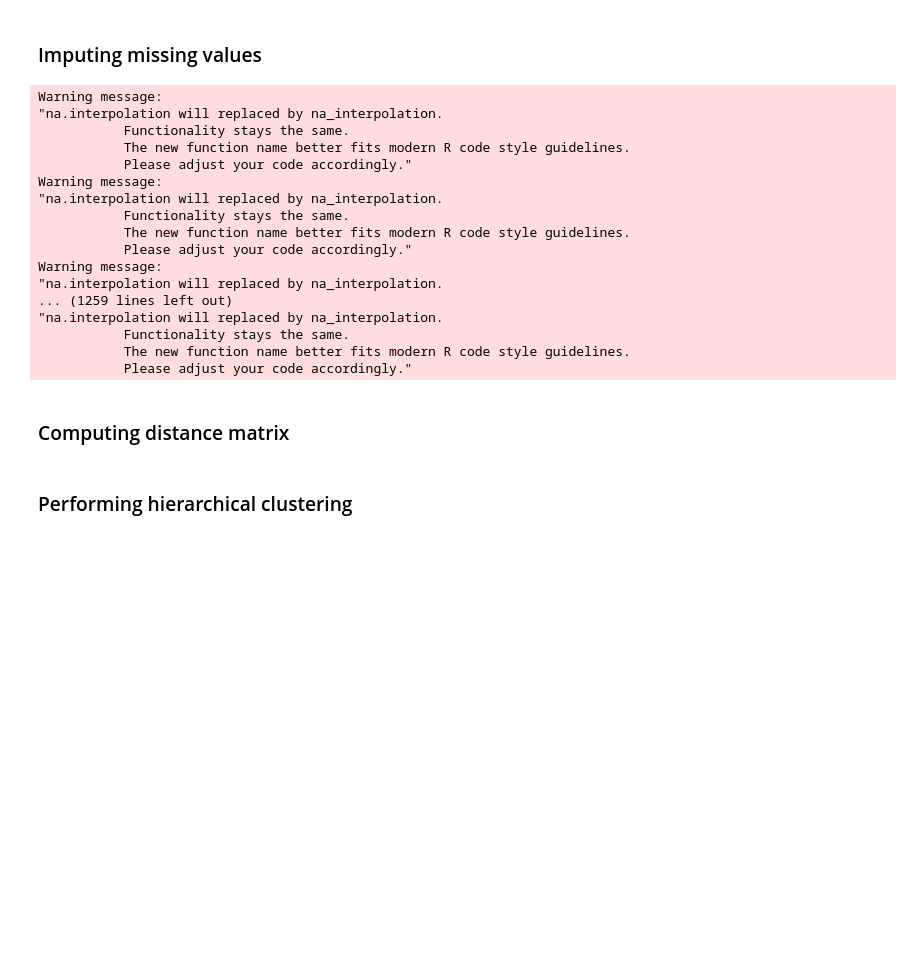
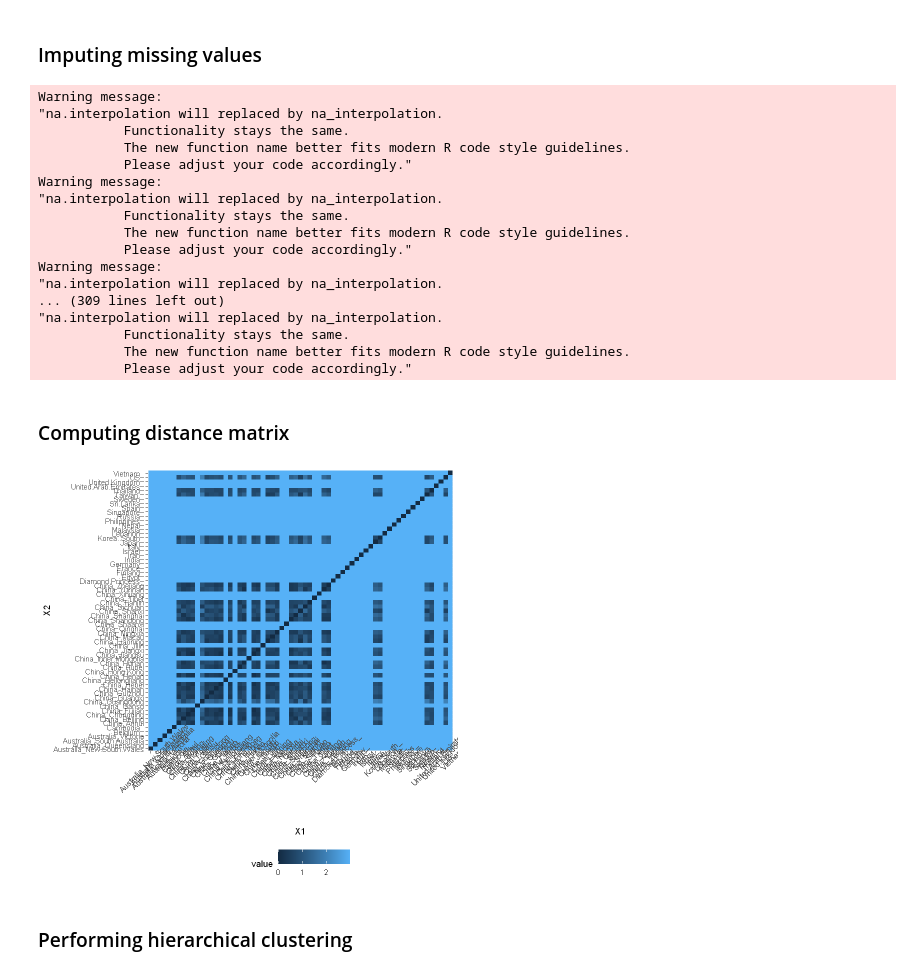
Before and after one commit to TheoVerhelst/ulb-mlg-time-series-impact, a Jupyter notebook: TimeSeriesClustering.ipynb, the cells around one changed output. Saved outputs shown, nothing was run; the diff lists cells and outputs as text; code cells hidden in the pictures; blank space fills up the shorter version.

```diff
--- a/TimeSeriesClustering.ipynb
+++ b/TimeSeriesClustering.ipynb
@@ -190,0 +138,4 @@ A data.frame: 1 × 22
+# %%
+confirmed_gr_ts.list <- lapply(split_data.list,function(data.df){zoo(data.df[,c("ConfirmedGrowthRate")],order.by=as.Date(data.df$Date))})
+confirmed_gr_ts.zoo <- Reduce(merge,confirmed_gr_ts.list)
+colnames(confirmed_gr_ts.zoo) <- lapply(unique_pairs.list,paste,collapse="_")
@@ -192,11 +163,16 @@ A data.frame: 1 × 22
 ## Clustering all the variables
 # %%
 distance <- "ACF"
-nations_with_missing_values <- which( apply(is.na(confirmed_ts.zoo),2,sum) > 33, arr.ind = T)
+nations_with_missing_values <- which( apply(is.na(confirmed_gr_ts.zoo),2,sum) > 33, arr.ind = T)
+european_countries <- c("Austria","Belgium","Bulgaria","Croatia","Cyprus","Czechia",
+                        "Denmark","Estonia","Finland","Germany","Greece",
+                        "Hungary","Ireland","Italy","Latvia","Lithuania","Luxembourg","Malta",
+                        "Netherlands","Poland","Portugal","Romania","Slovakia","Slovenia","Spain","Sweden")
+selected_countries <- c(european_countries)
 # %% [markdown]
 ### Imputing missing values
 # %%
-confirmed_ts_imputed.zoo <- apply(confirmed_ts.zoo[,-c(nations_with_missing_values)],2,na.interpolation)
+confirmed_gr_ts_imputed.zoo <- apply(confirmed_gr_ts.zoo[,-c(nations_with_missing_values)],2,na.interpolation)
 # %% [output]
 Warning message:
 "na.interpolation will replaced by na_interpolation.
@@ -210,7 +186,7 @@ Warning message:
            Please adjust your code accordingly."
 Warning message:
 "na.interpolation will replaced by na_interpolation.
-... (1259 lines left out)
+... (309 lines left out)
 "na.interpolation will replaced by na_interpolation.
            Functionality stays the same.
            The new function name better fits modern R code style guidelines.
@@ -218,10 +194,15 @@ Warning message:
 # %% [markdown]
 ### Computing distance matrix
 # %%
-confirmed_distance_matrix <- diss(data.frame(confirmed_ts_imputed.zoo),distance) # distance matrix
-confirmed_distance_matrix[is.na(confirmed_distance_matrix)] <- max(confirmed_distance_matrix,na.rm = T) + 1
-ggplot(melt(as.matrix(confirmed_distance_matrix))) +
-    geom_tile(aes(x=X1,y=X2,color=value))
+confirmed_gr_distance_matrix <- diss(data.frame(confirmed_gr_ts_imputed.zoo),distance) # distance matrix
+confirmed_gr_distance_matrix[is.na(confirmed_gr_distance_matrix)] <- max(confirmed_gr_distance_matrix,na.rm = T) + 1
+
+ggplot(melt(as.matrix(confirmed_gr_distance_matrix))) +
+    geom_tile(aes(x=X1,y=X2,fill=value)) +
+    theme(legend.position = 'bottom',
+         axis.text.x = element_text(angle=45))
+# %% [output]
+[figure, added]
 # %% [markdown]
 ### Performing hierarchical clustering
 # %%
```
Also changed, not shown: parts of 25 cells of this notebook, 1 other file.
